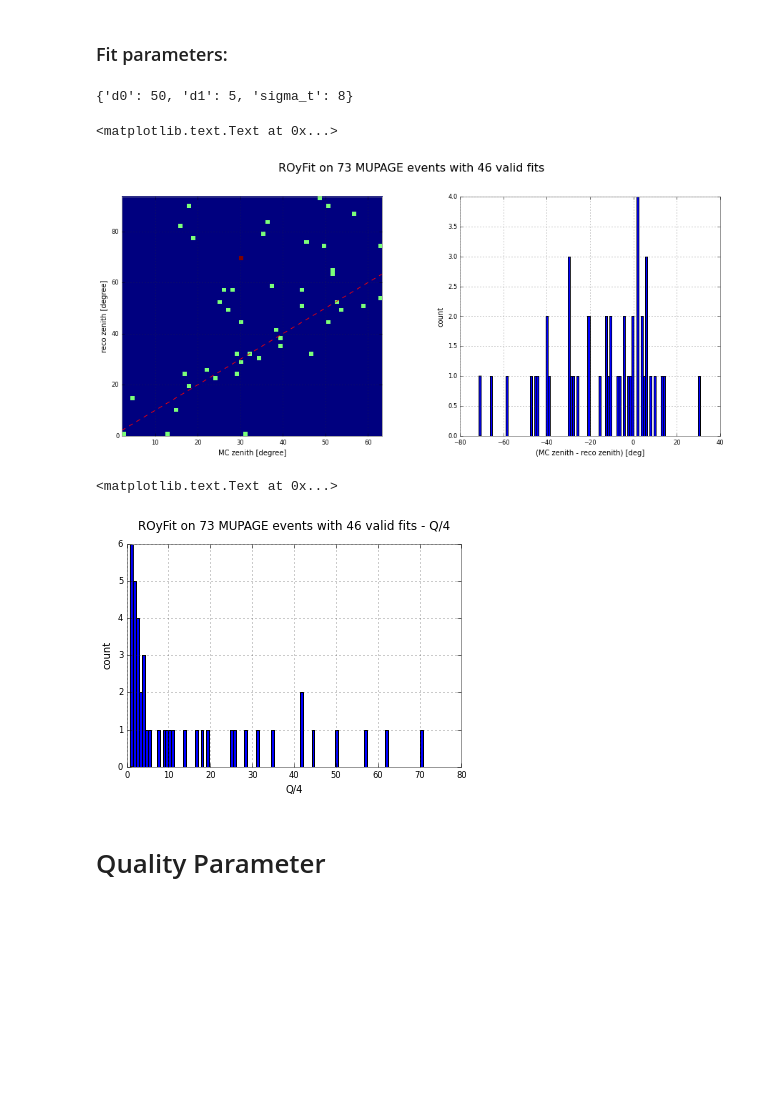
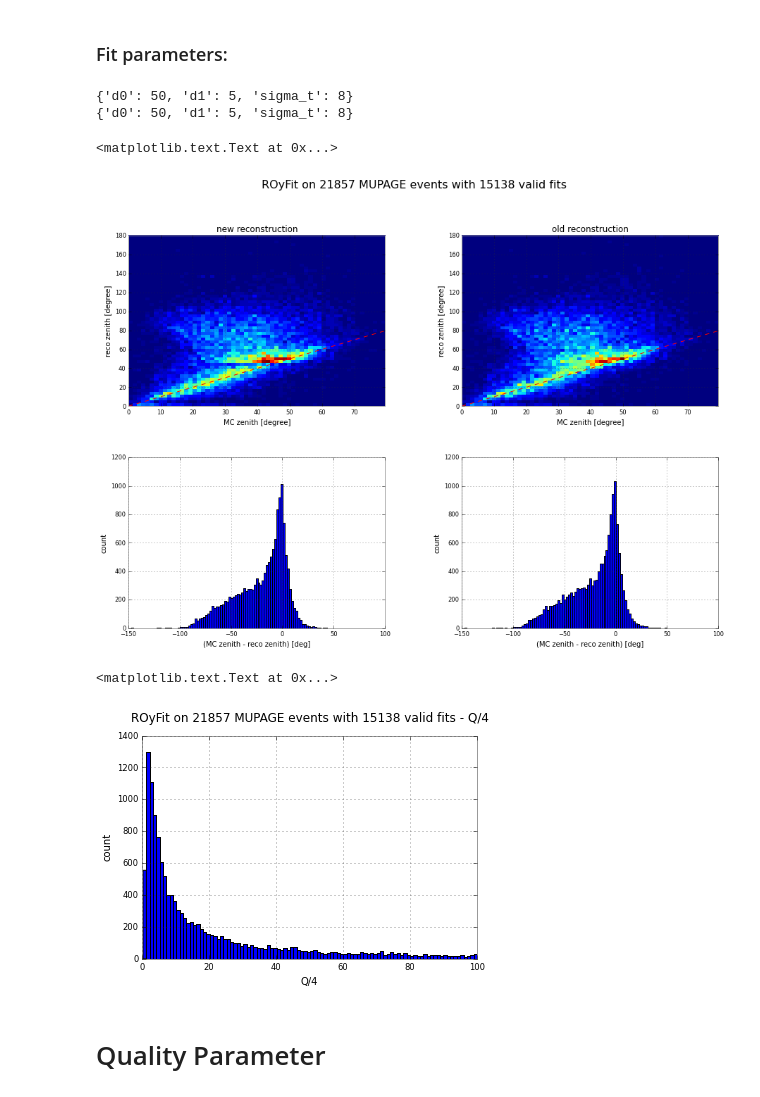
Before and after one commit to tamasgal/royfit, a Jupyter notebook: notebooks/DU-1 reco analysis.ipynb, the cells around one changed output. Cells and saved outputs as stored; diff of their text form; code cells hidden in the pictures; blank space fills up the shorter version.

```diff
--- a/notebooks/DU-1 reco analysis.ipynb
+++ b/notebooks/DU-1 reco analysis.ipynb
@@ -9,19 +9,27 @@ from pprint import pprint
 # %% [markdown]
 The royfit_stats.pickle is generated by ROyFit and is pickle dump of a Python dictionary. It holds several reconstruction parameters, which can be accessed using the corresponding keys. The values are stored in a flat list keeping the original ordering.
 # %%
-with open('../royfit_stats.pickle') as royfit_stats:
+with open('royfit_stats_1.pickle') as royfit_stats:
+    stats_old = pickle.load(royfit_stats)
+with open('royfit_stats_santa.pickle') as royfit_stats:
     stats = pickle.load(royfit_stats)
 # %% [markdown]
 ### Fit parameters:
 # %%
 pprint(stats['fit_parameters'])
+pprint(stats_old['fit_parameters'])
 # %% [output]
 {'d0': 50, 'd1': 5, 'sigma_t': 8}
+{'d0': 50, 'd1': 5, 'sigma_t': 8}
 # %%
 q = stats['quality_parameter']
+q_old = stats_old['quality_parameter']
 ang_err = stats['angular_error']
+ang_err_old = stats_old['angular_error']
 mc_zenith = stats['mc_zenith']
 reco_zenith = stats['reco_zenith']
+mc_zenith_old = stats_old['mc_zenith']
+reco_zenith_old = stats_old['reco_zenith']
 number_of_events = stats['number_of_events']
 number_of_vaild_fits = stats['number_of_vaild_fits']
 dc = stats['dc']
@@ -33,23 +41,35 @@ uz_err = stats['uz_err']
 zc_err = stats['zc_err']
 tc_err = stats['tc_err']
 # %%
-fig, axes = plt.subplots(1, 2, figsize=(15, 6))
+fig, axes = plt.subplots(2, 2, figsize=(15, 10))
 
 plt.suptitle("ROyFit on {0} MUPAGE events with {1} valid fits" \
              .format(number_of_events, number_of_vaild_fits), size=16, y=1.01)
 
-axes[0].hist2d(mc_zenith, reco_zenith, bins=60)
-axes[0].set_xlabel('MC zenith [degree]')
-axes[0].set_ylabel('reco zenith [degree]')
+axes[0][0].hist2d(mc_zenith, reco_zenith, bins=60)
+axes[0][0].set_xlabel('MC zenith [degree]')
+axes[0][0].set_ylabel('reco zenith [degree]')
 xx = np.linspace(min(mc_zenith), max(mc_zenith), 10)
-axes[0].plot(xx, xx, 'r--')
+axes[0][0].plot(xx, xx, 'r--')
+axes[0][0].set_title('new reconstruction')
 
-axes[1].hist(ang_err, bins=100)
-axes[1].set_xlabel('(MC zenith - reco zenith) [deg]')
-axes[1].set_ylabel("count")
+axes[0][1].hist2d(mc_zenith_old, reco_zenith_old, bins=60)
+axes[0][1].set_xlabel('MC zenith [degree]')
+axes[0][1].set_ylabel('reco zenith [degree]')
+xx = np.linspace(min(mc_zenith_old), max(mc_zenith_old), 10)
+axes[0][1].plot(xx, xx, 'r--')
+axes[0][1].set_title('old reconstruction')
+
+axes[1][0].hist(ang_err, bins=100)
+axes[1][0].set_xlabel('(MC zenith - reco zenith) [deg]')
+axes[1][0].set_ylabel("count")
+
+axes[1][1].hist(ang_err_old, bins=100)
+axes[1][1].set_xlabel('(MC zenith - reco zenith) [deg]')
+axes[1][1].set_ylabel("count")
 # %% [output]
 <matplotlib.text.Text at 0x...>
-[figure, old version]
+[figure, new version]
 # %%
 plt.hist([x for x in q if x < 100], bins=100)
 plt.title("ROyFit on {0} MUPAGE events with {1} valid fits - Q/4" \
@@ -59,7 +79,7 @@ plt.xlabel("Q/4")
 plt.ylabel("count")
 # %% [output]
 <matplotlib.text.Text at 0x...>
-[figure, old version]
+[figure, new version]
 # %% [markdown]
 # Quality Parameter
 # %% [markdown]
```
Also changed, not shown: parts of 3 cells of this notebook.
